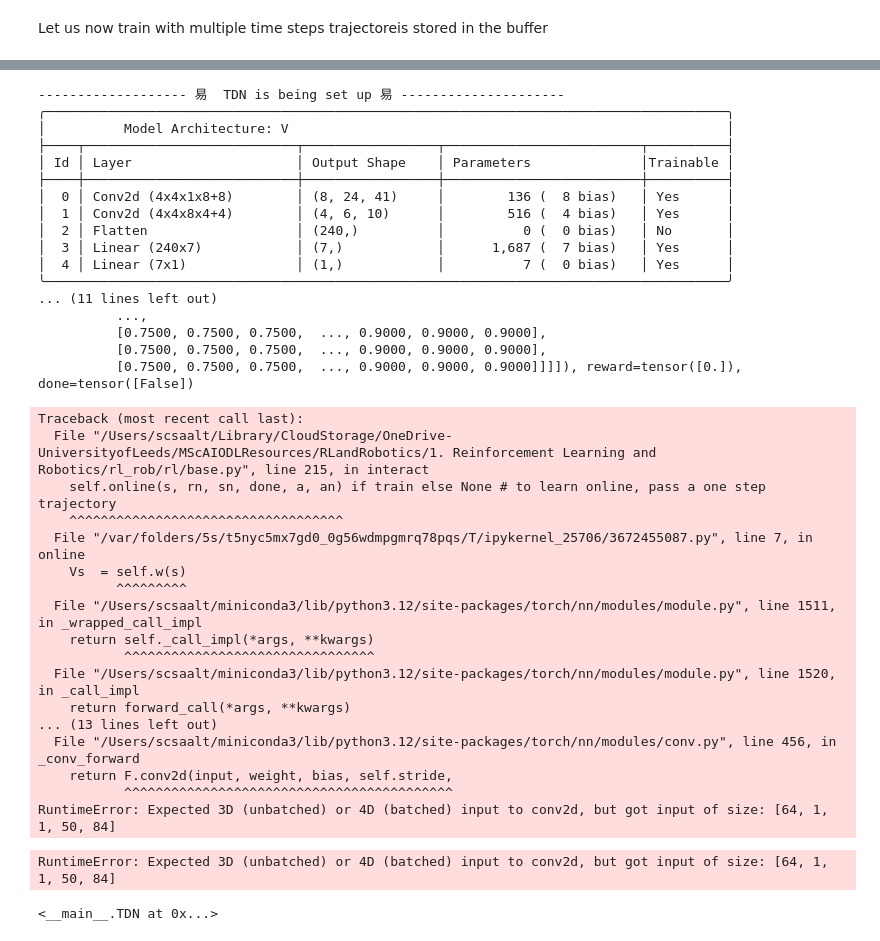
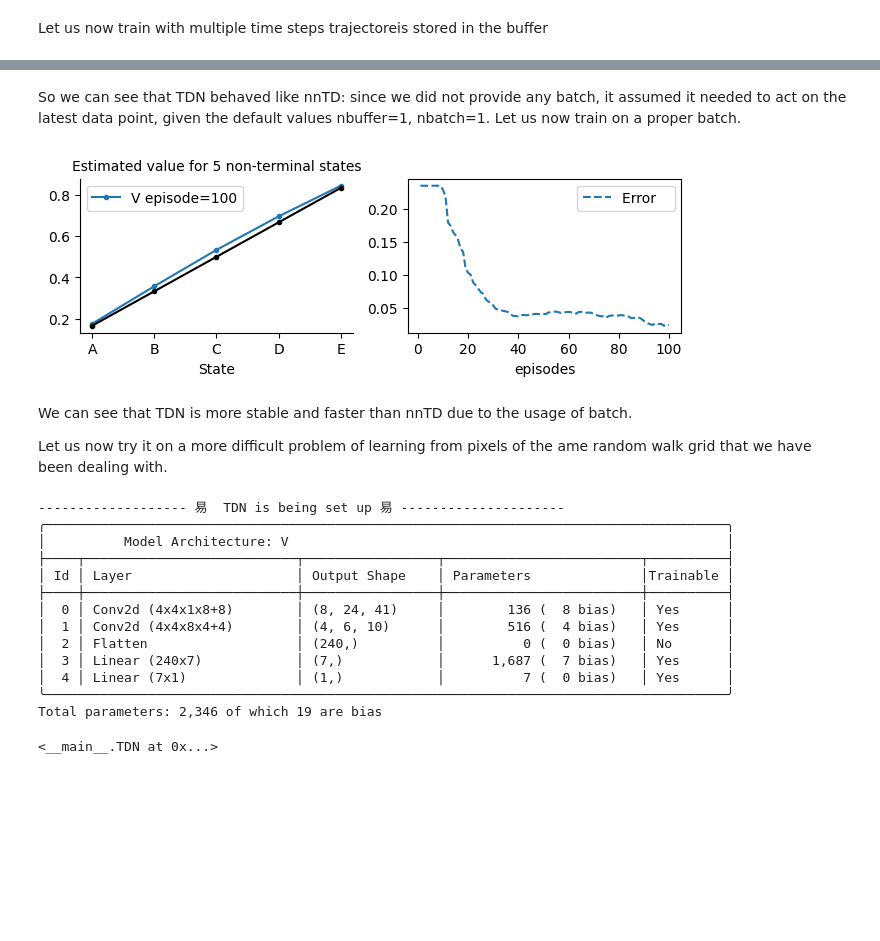
Before and after one commit to AltahhanAi/rl_rob, a Jupyter notebook: worksheet_5_1_.ipynb, the cells around one changed output, grey strips where cells are left out. Drawn from its saved outputs; the diff is of its cells as text; code cells hidden in the pictures; blank space fills up the shorter version.

```diff
--- a/worksheet_5_1_.ipynb
+++ b/worksheet_5_1_.ipynb
@@ -356,8 +309,19 @@ Let us now train with multiple time steps trajectoreis stored in the buffer
+# %% [markdown]
+So we can see that TDN behaved like nnTD: since we did not provide any batch, it assumed it needed to act on the latest data point, given the default values nbuffer=1, nbatch=1. Let us now train on a proper batch.
+# %%
+tdn = TDN(env=vrandwalk(), α=1e-1, γ=1, seed=1, episodes=100, v0=.5, **demoE,
+         nbuffer=1000, nbatch=64).interact()
+# %% [output]
+[figure, added]
+# %% [markdown]
+We can see that TDN is more stable and faster than nnTD due to the usage of batch.
+
+Let us now try it on a more difficult problem of learning from pixels of the ame random walk grid that we have been dealing with.
 # %%
 env = irandwalk()
-tdn = TDN(env=env, α=1e-4, γ=1, seed=1, episodes=10, v0=.5,
+tdn = TDN(env=env, α=1e-4, γ=1, seed=1, episodes=100, v0=.5, **demoE,
           trunk=[(8, 4, 2), (4, 4, 4)], nF=env.nS,
-          nbuffer=1000, nbatch=64, rndbatch=True).interact()
+          nbuffer=1000, nbatch=64, rndbatch=True)
 # %% [output]
 ------------------- 易  TDN is being set up 易 ---------------------
 ╭───────────────────────────────────────────────────────────────────────────────────────╮
@@ -371,29 +335,7 @@ tdn = TDN(env=env, α=1e-4, γ=1, seed=1, episodes=10, v0=.5,
 │  3 │ Linear (240x7)            │ (7,)            │      1,687 (  7 bias)   │ Yes      │
 │  4 │ Linear (7x1)              │ (1,)            │          7 (  0 bias)   │ Yes      │
 ╰───────────────────────────────────────────────────────────────────────────────────────╯
-... (11 lines left out)
-          ...,
-          [0.7500, 0.7500, 0.7500,  ..., 0.9000, 0.9000, 0.9000],
-          [0.7500, 0.7500, 0.7500,  ..., 0.9000, 0.9000, 0.9000],
-          [0.7500, 0.7500, 0.7500,  ..., 0.9000, 0.9000, 0.9000]]]]), reward=tensor([0.]), done=tensor([False])
+Total parameters: 2,346 of which 19 are bias
-Traceback (most recent call last):
-  File "/Users/scsaalt/Library/CloudStorage/OneDrive-UniversityofLeeds/MScAIODLResources/RLandRobotics/1. Reinforcement Learning and Robotics/rl_rob/rl/base.py", line 215, in interact
-    self.online(s, rn, sn, done, a, an) if train else None # to learn online, pass a one step trajectory
-    ^^^^^^^^^^^^^^^^^^^^^^^^^^^^^^^^^^^
-  File "/var/folders/5s/t5nyc5mx7gd0_0g56wdmpgmrq78pqs/T/ipykernel_25706/3672455087.py", line 7, in online
-    Vs  = self.w(s)
-          ^^^^^^^^^
-  File "/Users/scsaalt/miniconda3/lib/python3.12/site-packages/torch/nn/modules/module.py", line 1511, in _wrapped_call_impl
-    return self._call_impl(*args, **kwargs)
-           ^^^^^^^^^^^^^^^^^^^^^^^^^^^^^^^^
-  File "/Users/scsaalt/miniconda3/lib/python3.12/site-packages/torch/nn/modules/module.py", line 1520, in _call_impl
-    return forward_call(*args, **kwargs)
-... (13 lines left out)
-  File "/Users/scsaalt/miniconda3/lib/python3.12/site-packages/torch/nn/modules/conv.py", line 456, in _conv_forward
-    return F.conv2d(input, weight, bias, self.stride,
-           ^^^^^^^^^^^^^^^^^^^^^^^^^^^^^^^^^^^^^^^^^^
-RuntimeError: Expected 3D (unbatched) or 4D (batched) input to conv2d, but got input of size: [64, 1, 1, 50, 84]
-RuntimeError: Expected 3D (unbatched) or 4D (batched) input to conv2d, but got input of size: [64, 1, 1, 50, 84]
 # %%
 tdn.interact()
 # %% [output]
```
Also changed, not shown: parts of 17 cells of this notebook, 2 other files.
